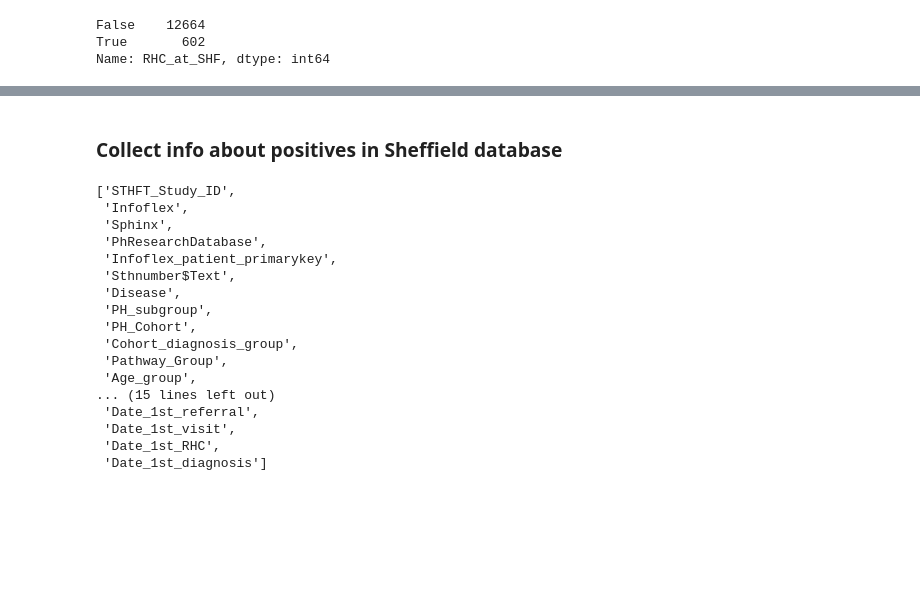
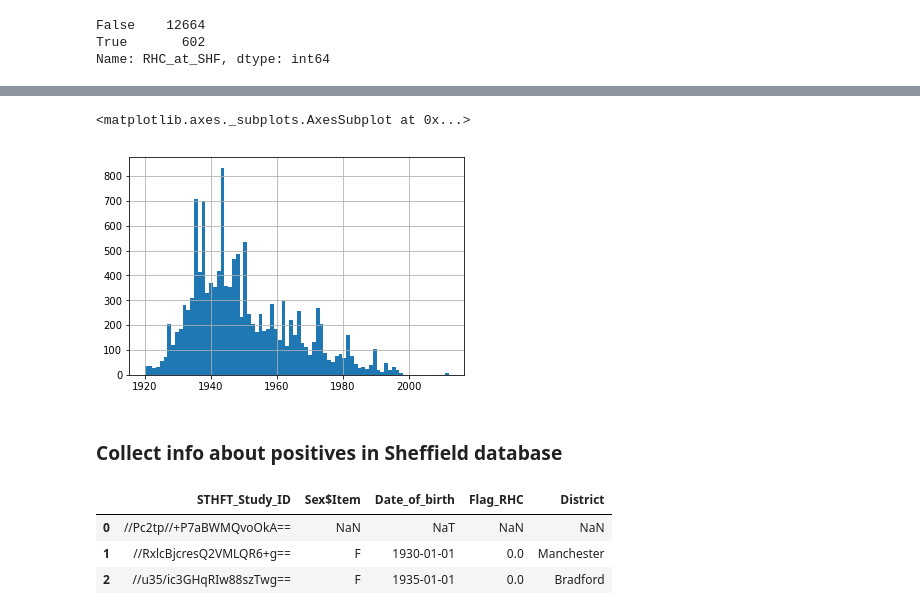
Before and after one commit to jzhao0802/gsk_, a Jupyter notebook: QC_check_on_positives.ipynb, the cells around one changed output, grey strips where cells are left out. Drawn from its saved outputs; the diff is of its cells as text; code cells hidden in the pictures; blank space fills up the shorter version.

```diff
--- a/QC_check_on_positives.ipynb
+++ b/QC_check_on_positives.ipynb
@@ -175,8 +204,9 @@ df_NHS_final.head(2)
 # %%
 #manipulation on the date of birth to extract the year
-df_NHS_final['MYDOB']=pd.to_datetime(df_NHS_final['MYDOB'],dayfirst=True)
-                                     #,format='%m%d%Y', errors='ignore')
-df_NHS_final['birth_year']=df_NHS_final['MYDOB'].apply(lambda x: x.year)
+#df_NHS_final['MYDOB']=pd.to_datetime(df_NHS_final['MYDOB'],format='%b%Y', errors='ignore')
+#df_NHS_final['birth_year']=df_NHS_final['MYDOB'].apply(lambda x: x.year)
+
+df_NHS_final['birth_year']=df_NHS_final['MYDOB'].map(lambda x: x[2:])
 # %%
 df_NHS_final['birth_year'].head(2)
 # %% [output]
@@ -185,0 +216,8 @@ Name: birth_year, dtype: int64
+# %%
+#converting from string to integer
+df_NHS_final['birth_year']=df_NHS_final['birth_year'].map(lambda x: int(float(x)))
+# %%
+df_NHS_final['birth_year'].hist(bins=80)
+# %% [output]
+<matplotlib.axes._subplots.AxesSubplot at 0x...>
+[figure, added]
@@ -186,33 +226,20 @@ Name: birth_year, dtype: int64
 # %% [markdown]
 ### Collect info about positives in Sheffield database
 # %%
-Sheffdb_tablename= '/home/vsalvatelli/SharedData/Patient_group_file_SQL_v2.xlsx'
 #there will be a 'ENCRYPTED_HESID' column
 Sheffdb_label_ID= 'STHFT_Study_ID'
 date_birth='Date_of_birth'
 gender='Sex$Item'
-opertn= 'Flag_RHC'
+has_rhc= 'Flag_RHC'
+#is this the right field to look at?
 hospital= 'District'
 
-#these should be already unique IDs, but just in case
-Sheffield_pos_IDs=pd.read_excel(Sheffdb_tablename)[Sheffdb_label_ID].unique()
+cols_SFH=[Sheffdb_label_ID,gender,date_birth,has_rhc, hospital]
+df_SFH=pd.read_excel(Sheffdb_tablename)
+df_SFH=df_SFH[cols_SFH]
+df_SFH.head(3)
+# %% [output]
+|  | STHFT_Study_ID | Sex$Item | Date_of_birth | Flag_RHC | District |
+| 0 | //Pc2tp//+P7aBWMQvoOkA== | NaN | NaT | NaN | NaN |
+| 1 | //RxlcBjcresQ2VMLQR6+g== | F | 1930-01-01 | 0.0 | Manchester |
+| 2 | //u35/ic3GHqRIw88szTwg== | F | 1935-01-01 | 0.0 | Bradford |
-# %%
-list(Sheffield_pos_IDs)
-# %% [output]
-['STHFT_Study_ID',
- 'Infoflex',
- 'Sphinx',
- 'PhResearchDatabase',
- 'Infoflex_patient_primarykey',
- 'Sthnumber$Text',
- 'Disease',
- 'PH_subgroup',
- 'PH_Cohort',
- 'Cohort_diagnosis_group',
- 'Pathway_Group',
- 'Age_group',
-... (15 lines left out)
- 'Date_1st_referral',
- 'Date_1st_visit',
- 'Date_1st_RHC',
- 'Date_1st_diagnosis']
```
Also changed, not shown: parts of 18 cells of this notebook.
